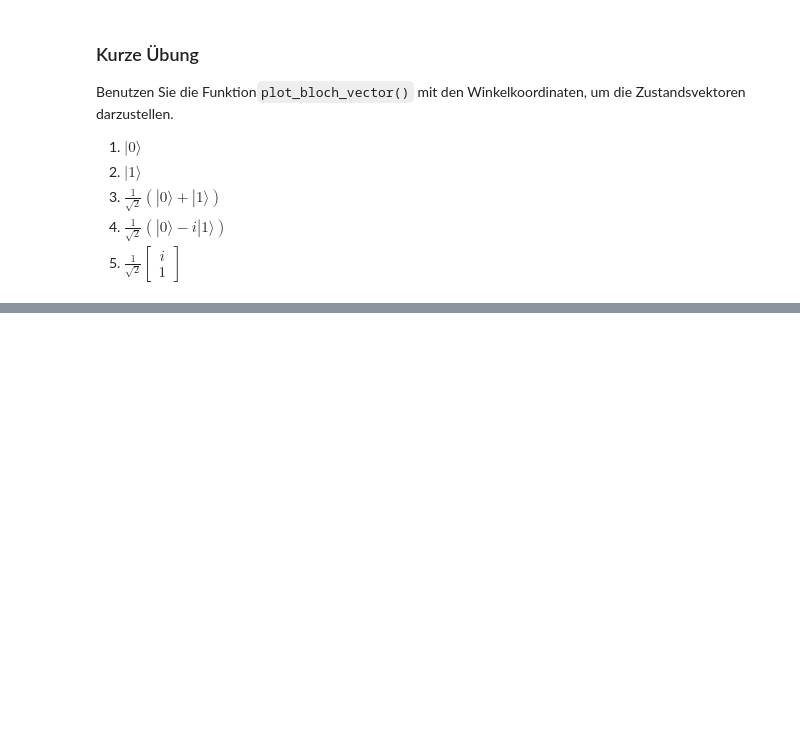
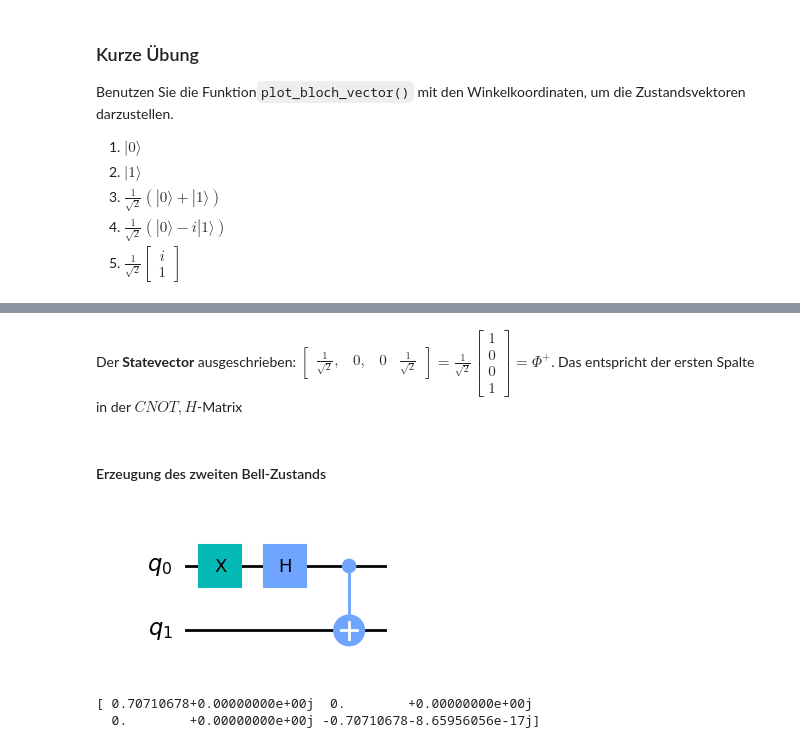
Before and after one commit to rubinhm/JupyterNBs, a Jupyter notebook: Jupyter Notebooks/1. Darstellung-von-Qubits.ipynb, the cells around one changed output, grey strips where cells are left out. Drawn from its saved outputs; the diff is of its cells as text; code cells hidden in the pictures; blank space fills up the shorter version.

```diff
--- a/Jupyter Notebooks/1. Darstellung-von-Qubits.ipynb
+++ b/Jupyter Notebooks/1. Darstellung-von-Qubits.ipynb
@@ -424,0 +508,19 @@ Benutzen Sie die Funktion`plot_bloch_vector()` mit den Winkelkoordinaten, um die
+# %% [markdown]
+Der **Statevector** ausgeschrieben: $\begin{bmatrix}\frac{1}{\sqrt{2}}, & 0, & 0 & \frac{1}{\sqrt{2}}\end{bmatrix}=\frac{1}{\sqrt{2}}\begin{bmatrix} 1\\0 \\ 0\\ 1 \end{bmatrix}=\Phi^+$. Das entspricht der ersten Spalte in der $CNOT,H$-Matrix
+# %% [markdown]
+#### Erzeugung des zweiten Bell-Zustands
+# %%
+circuit = QuantumCircuit(2)
+circuit.x(0) # Pauli-X gate
+circuit.h(0) # Hadamard gate
+circuit.cx(0,1) # CNOT gate
+circuit.draw('mpl')
+# %% [output]
+[figure, added]
+# %%
+job = execute(circuit, backend)
+result = job.result().get_statevector()#Extraktion des Zustandsvektors
+print(result)# Ausgabe des Zustandsvektors als Zeilenvektor mit vier (komplexen) Komponenten
+# %% [output]
+[ 0.70710678+0.00000000e+00j  0.        +0.00000000e+00j
+  0.        +0.00000000e+00j -0.70710678-8.65956056e-17j]
```
Also changed, not shown: parts of 26 cells of this notebook.
